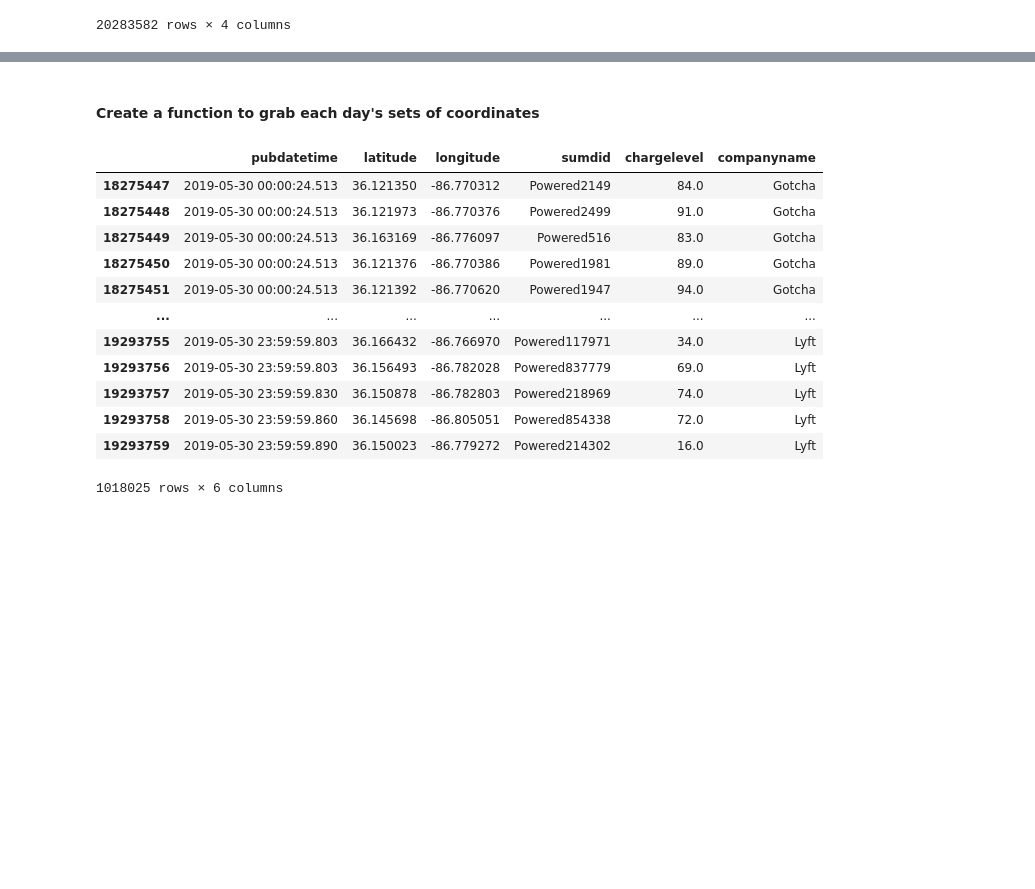
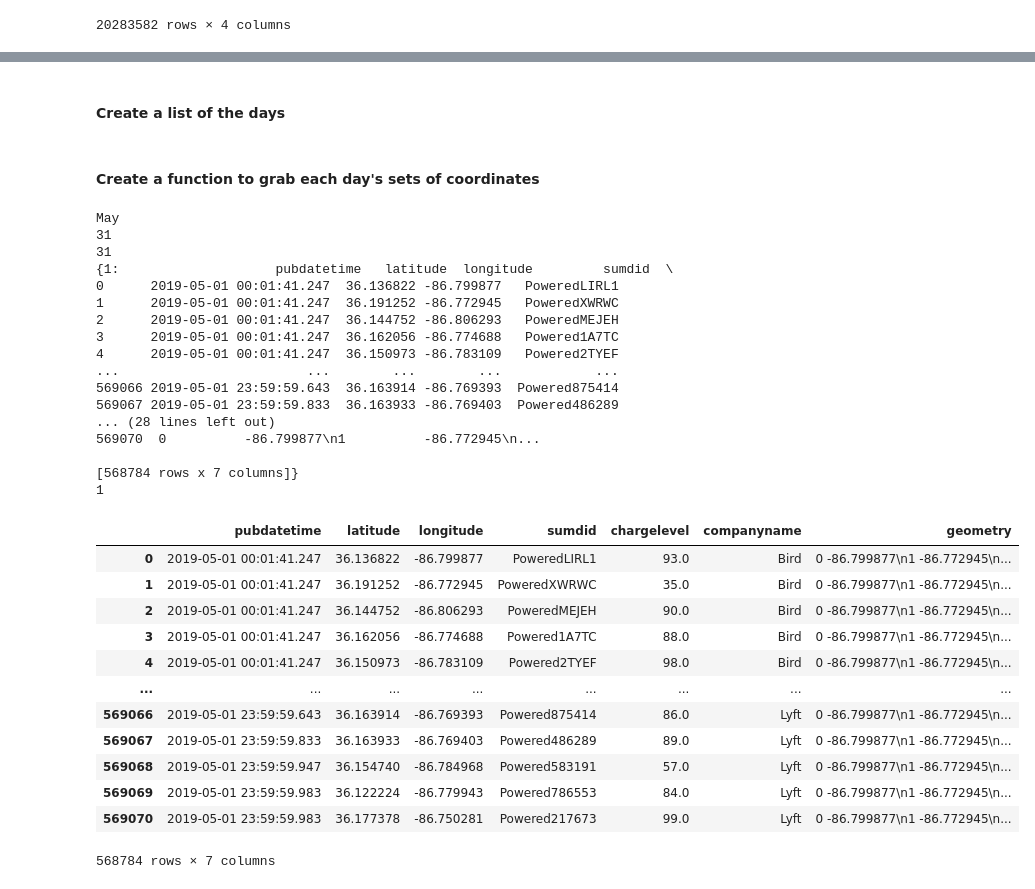
Before and after one commit to derektprice/mapping_scooters_nashville_python, a Jupyter notebook: notebooks/2_EDA_scooters_nashville.ipynb, the cells around one changed output, grey strips where cells are left out. Cells and saved outputs as stored; diff of their text form; code cells hidden in the pictures; blank space fills up the shorter version.

Commit message:
day_df function having issues looping currently

```diff
--- a/notebooks/2_EDA_scooters_nashville.ipynb
+++ b/notebooks/2_EDA_scooters_nashville.ipynb
@@ -289,2 +285,2 @@ month_lengths = {'January':31, 'February':28, 'March':31, 'April':30, 'May':31,
-# %% [markdown]
-#### Create a function to grab each day's sets of coordinates
+# %% [markdown]
+#### Create a list of the days
@@ -291,27 +289,48 @@ month_lengths = {'January':31, 'February':28, 'March':31, 'April':30, 'May':31,
+# %% [markdown]
+#### Create a function to grab each day's sets of coordinates
 # %%
 def day_df(df, month):
-    i = 1
-    while i < month_lengths[month]:
-        for i in range(1,month_lengths[month]):
-            start_date = "2019-05-" + str(i)
-            end_date = "2019-05-" + str(i+1)
-            mask = (df['pubdatetime'] > start_date) & (df['pubdatetime'] <= end_date)
-            may1_2 = df.loc[mask]
-            i+=1
-    return may1_2
-
+    print(month) ######################
+    print(month_lengths[month]) ######################
+    for i in range(1,month_lengths[month]):
+        print(month_lengths[month])
+        start_date = "2019-05-" + str(i)
+        end_date = "2019-05-" + str(i+1)
+        mask = (df['pubdatetime'] > start_date) & (df['pubdatetime'] <= end_date)
+        day = df.loc[mask]
+        dict = {i: day}
+        print(dict) ###################
+        print(i) ##########################
+        return dict[i]
 day_df(may, "May")
 # %% [output]
+May
+31
+31
+{1:                    pubdatetime   latitude  longitude         sumdid  \
+0      2019-05-01 00:01:41.247  36.136822 -86.799877   PoweredLIRL1
+1      2019-05-01 00:01:41.247  36.191252 -86.772945   PoweredXWRWC
+2      2019-05-01 00:01:41.247  36.144752 -86.806293   PoweredMEJEH
+3      2019-05-01 00:01:41.247  36.162056 -86.774688   Powered1A7TC
+4      2019-05-01 00:01:41.247  36.150973 -86.783109   Powered2TYEF
+...                        ...        ...        ...            ...
+569066 2019-05-01 23:59:59.643  36.163914 -86.769393  Powered875414
+569067 2019-05-01 23:59:59.833  36.163933 -86.769403  Powered486289
+... (28 lines left out)
+569070  0          -86.799877\n1          -86.772945\n...
+
+[568784 rows x 7 columns]}
+1
-|  | pubdatetime | latitude | longitude | sumdid | chargelevel | companyname |
-| 18275447 | 2019-05-30 00:00:24.513 | 36.121350 | -86.770312 | Powered2149 | 84.0 | Gotcha |
-| 18275448 | 2019-05-30 00:00:24.513 | 36.121973 | -86.770376 | Powered2499 | 91.0 | Gotcha |
-| 18275449 | 2019-05-30 00:00:24.513 | 36.163169 | -86.776097 | Powered516 | 83.0 | Gotcha |
-| 18275450 | 2019-05-30 00:00:24.513 | 36.121376 | -86.770386 | Powered1981 | 89.0 | Gotcha |
-| 18275451 | 2019-05-30 00:00:24.513 | 36.121392 | -86.770620 | Powered1947 | 94.0 | Gotcha |
-| ... | ... | ... | ... | ... | ... | ... |
-| 19293755 | 2019-05-30 23:59:59.803 | 36.166432 | -86.766970 | Powered117971 | 34.0 | Lyft |
-| 19293756 | 2019-05-30 23:59:59.803 | 36.156493 | -86.782028 | Powered837779 | 69.0 | Lyft |
-| 19293757 | 2019-05-30 23:59:59.830 | 36.150878 | -86.782803 | Powered218969 | 74.0 | Lyft |
-| 19293758 | 2019-05-30 23:59:59.860 | 36.145698 | -86.805051 | Powered854338 | 72.0 | Lyft |
-| 19293759 | 2019-05-30 23:59:59.890 | 36.150023 | -86.779272 | Powered214302 | 16.0 | Lyft |
+|  | pubdatetime | latitude | longitude | sumdid | chargelevel | companyname | geometry |
+| 0 | 2019-05-01 00:01:41.247 | 36.136822 | -86.799877 | PoweredLIRL1 | 93.0 | Bird | 0 -86.799877\n1 -86.772945\n... |
+| 1 | 2019-05-01 00:01:41.247 | 36.191252 | -86.772945 | PoweredXWRWC | 35.0 | Bird | 0 -86.799877\n1 -86.772945\n... |
+| 2 | 2019-05-01 00:01:41.247 | 36.144752 | -86.806293 | PoweredMEJEH | 90.0 | Bird | 0 -86.799877\n1 -86.772945\n... |
+| 3 | 2019-05-01 00:01:41.247 | 36.162056 | -86.774688 | Powered1A7TC | 88.0 | Bird | 0 -86.799877\n1 -86.772945\n... |
+| 4 | 2019-05-01 00:01:41.247 | 36.150973 | -86.783109 | Powered2TYEF | 98.0 | Bird | 0 -86.799877\n1 -86.772945\n... |
+| ... | ... | ... | ... | ... | ... | ... | ... |
+| 569066 | 2019-05-01 23:59:59.643 | 36.163914 | -86.769393 | Powered875414 | 86.0 | Lyft | 0 -86.799877\n1 -86.772945\n... |
+| 569067 | 2019-05-01 23:59:59.833 | 36.163933 | -86.769403 | Powered486289 | 89.0 | Lyft | 0 -86.799877\n1 -86.772945\n... |
+| 569068 | 2019-05-01 23:59:59.947 | 36.154740 | -86.784968 | Powered583191 | 57.0 | Lyft | 0 -86.799877\n1 -86.772945\n... |
+| 569069 | 2019-05-01 23:59:59.983 | 36.122224 | -86.779943 | Powered786553 | 84.0 | Lyft | 0 -86.799877\n1 -86.772945\n... |
+| 569070 | 2019-05-01 23:59:59.983 | 36.177378 | -86.750281 | Powered217673 | 99.0 | Lyft | 0 -86.799877\n1 -86.772945\n... |
-1018025 rows × 6 columns
+568784 rows × 7 columns
```
Also changed, not shown: parts of 22 cells of this notebook.
